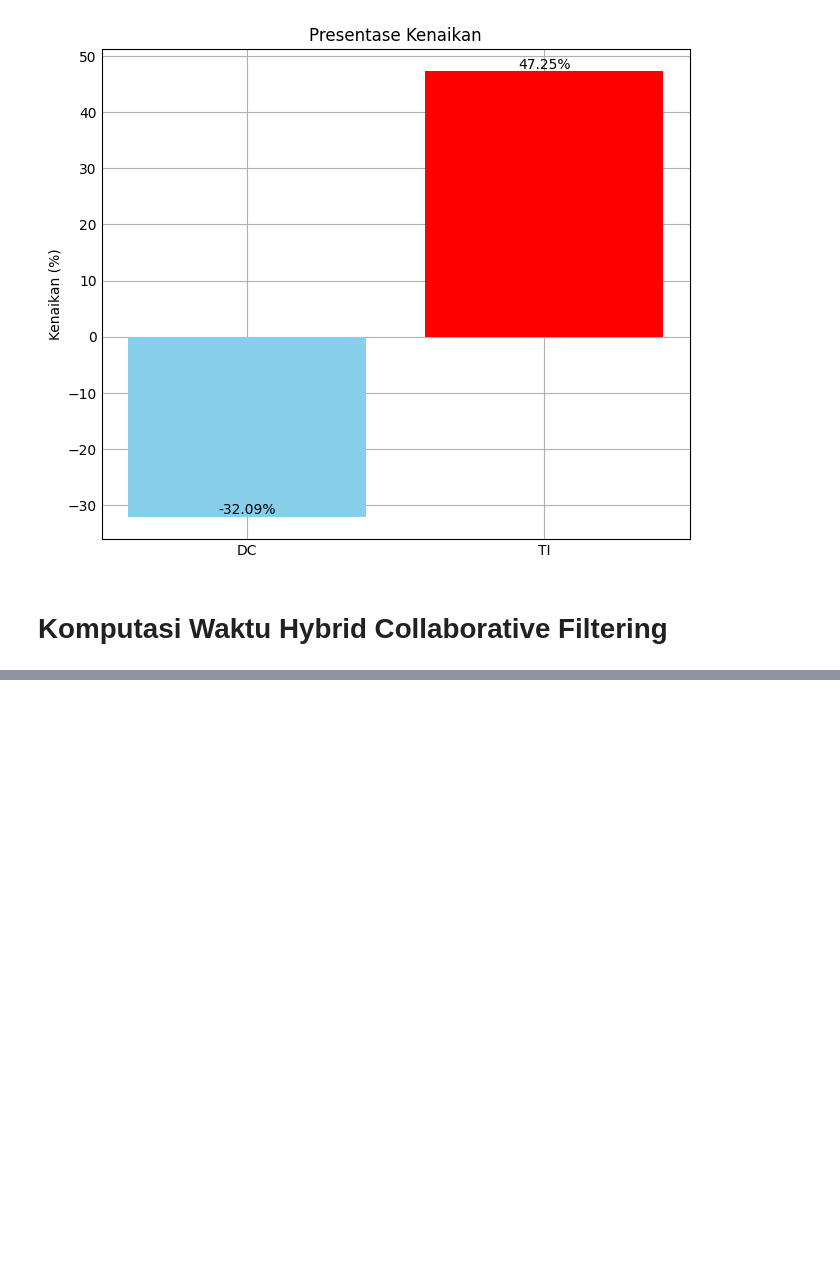
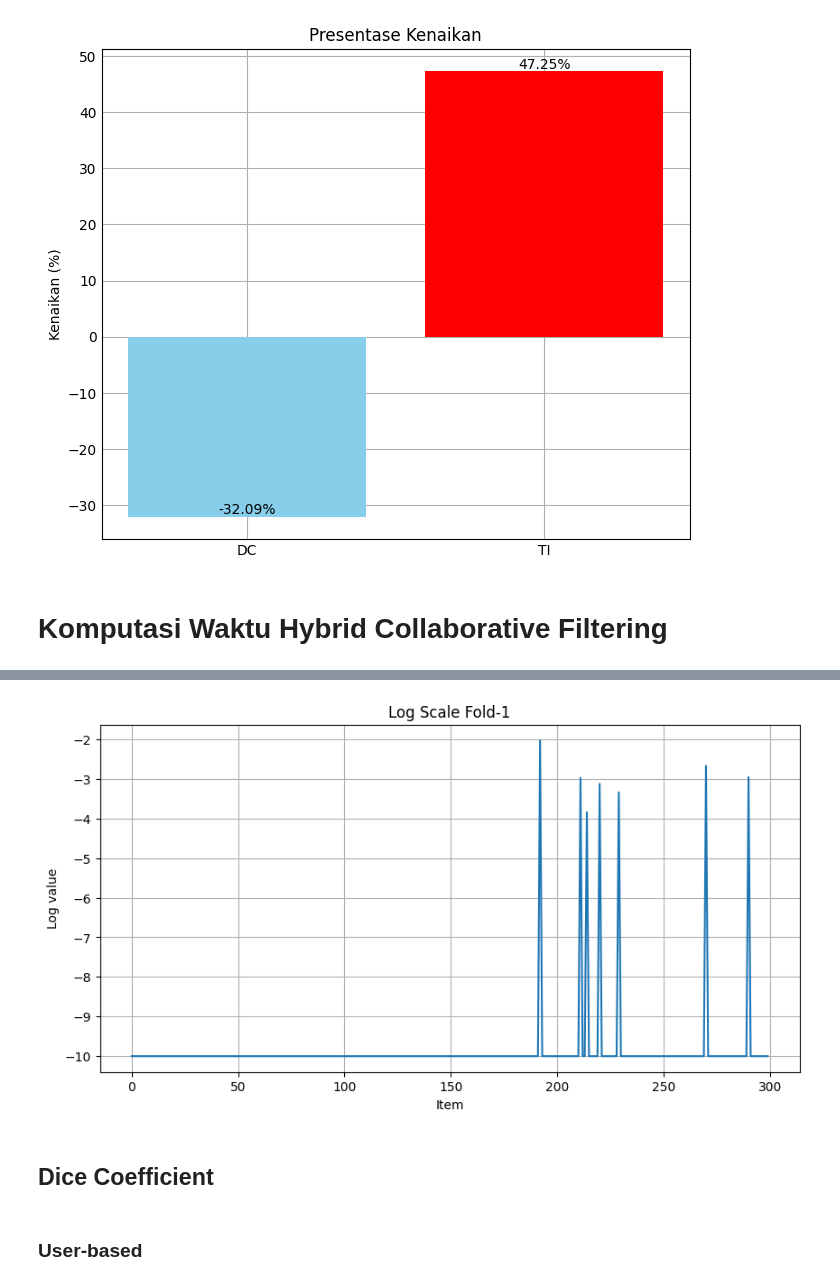
Before and after one commit to DimasDliyaurR/Hybrid-Collaborative-Filtering-HCF, a Jupyter notebook: main.ipynb, the cells around one changed output, grey strips where cells are left out. Cells and saved outputs as stored; diff of their text form; code cells hidden in the pictures; blank space fills up the shorter version.

```diff
--- a/main.ipynb
+++ b/main.ipynb
@@ -2424,9 +2427,17 @@ ti.show_time_computation_similarity_hybrid(opsional="item-based",indexFold=0)
 1682 rows × 1681 columns
+# %%
+visualitation_log_scale(ti.show_time_computation_array , number_of_things=300, opsional="item-based", indexFold=0)
+# %% [output]
+[figure, added]
+# %% [markdown]
+## Dice Coefficient
 # %%
 from hybrid import HCF
 import DistanceBased.similarities as S
 
 dc = HCF("data/ml-100k",S.DC,k_user=5,k_item=5,gamma=0,N=20,time=True,path_file=None)
+# %% [markdown]
+### User-based
 # %%
 dc.show_time_computation_similarity_hybrid(opsional="user-based",indexFold=0)
 # %% [output]
```
Also changed, not shown: parts of 16 cells of this notebook, 1 other file.
